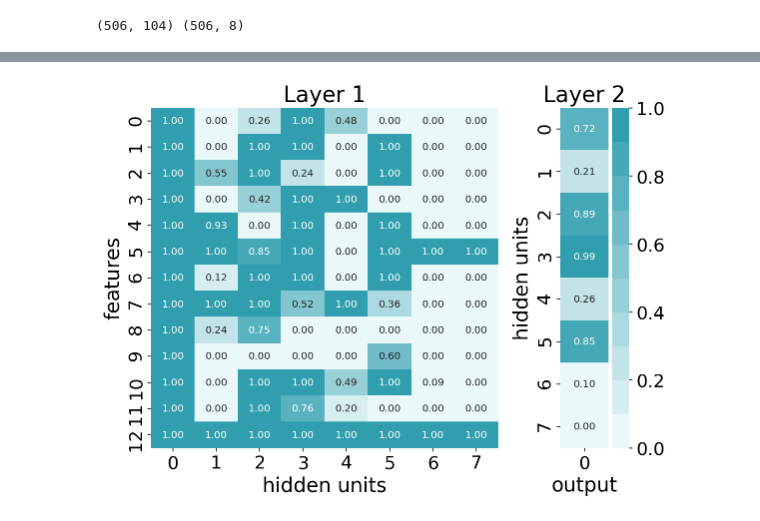
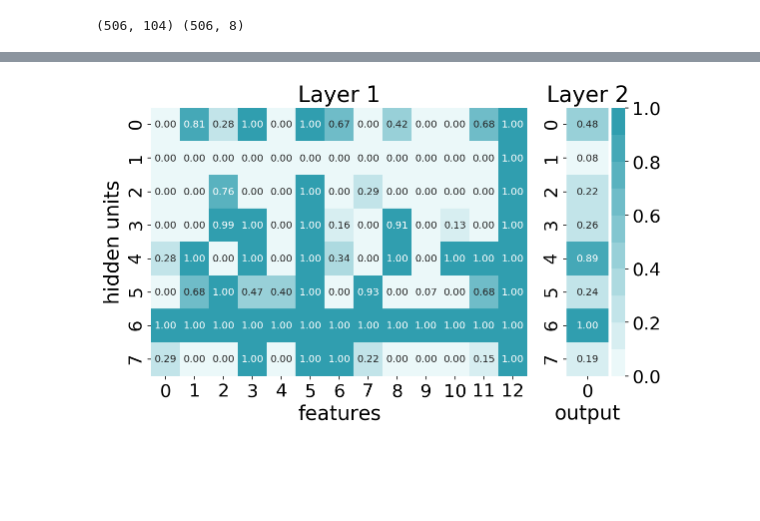
Before and after one commit to Intelligent-Systems-Phystech/2018-Isachenko-QPFSNewton, a Jupyter notebook: code/NNQPFS_v1.ipynb, the cells around one changed output, grey strips where cells are left out. Drawn from its saved outputs; the diff is of its cells as text; code cells hidden in the pictures; blank space fills up the shorter version.

```diff
--- a/code/NNQPFS_v1.ipynb
+++ b/code/NNQPFS_v1.ipynb
@@ -20,7 +20,7 @@ plt.rcParams['axes.labelsize'] = 20
 # %%
 X, y = load_boston(return_X_y=True)
 X = (X - X.mean(axis=0)) / X.std(axis=0)
-y = (y - y.mean()) / y.std()
+#y = (y - y.mean()) / y.std()
 
 n_samples, n_features = X.shape
 # %%
@@ -296,25 +298,25 @@ J2fs_info.alpha = J2fs_info.get_alpha(kind=2, k=0.5)
 J2fs_corr.solve_problem()
 J2fs_info.solve_problem()
 # %%
-plt.figure(figsize=(8, 6))
-ax1 = plt.subplot2grid((1, 4), (0, 0), colspan=3)
-ax2 = plt.subplot2grid((1, 4), (0, 3))
-sns.heatmap(J1fs_info.score.reshape([n_features, n_hidden]), cmap=cmap, cbar=False,
+plt.figure(figsize=(8, 5))
+ax1 = plt.subplot2grid((1, 5), (0, 0), colspan=4)
+ax2 = plt.subplot2grid((1, 5), (0, 4))
+sns.heatmap(J1fs_info.score.reshape([n_features, n_hidden]).T, cmap=cmap, cbar=False,
             vmin=0., vmax=1., ax=ax1, annot=True, fmt='.2f')
 ax1.set_title('Layer 1')
-ax1.set_xlabel('hidden units')
-ax1.set_ylabel('features')
+ax1.set_xlabel('features')
+ax1.set_ylabel('hidden units')
 
 sns.heatmap(J2fs_info.score.reshape([n_hidden, 1]), cmap=cmap, vmin=0., vmax=1., ax=ax2, annot=True, fmt='.2f',
             cbar_kws={"fraction": .3})
 ax2.set_title('Layer 2')
 ax2.set_xlabel('output')
-ax2.set_ylabel('hidden units')
+#ax2.set_ylabel('hidden units')
 
 plt.subplots_adjust()
 plt.tight_layout()
 
 plt.savefig('figs/qpfs_nn_weight_maps.eps', format='eps')
 plt.show()
 # %% [output]
-[figure, old version]
+[figure, new version]
```
Also changed, not shown: parts of 17 cells of this notebook, 6 other files.
